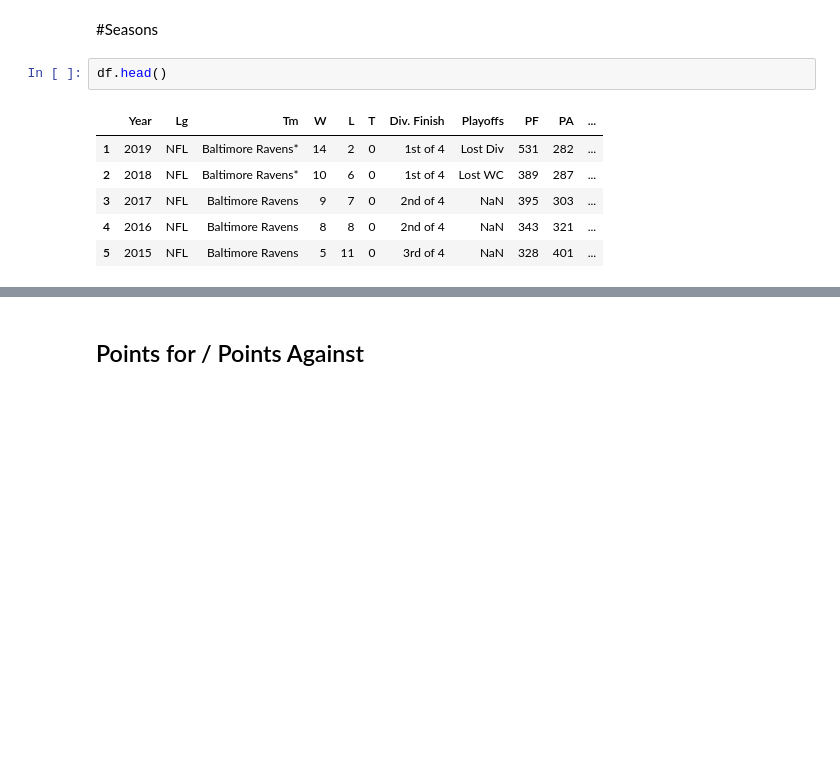
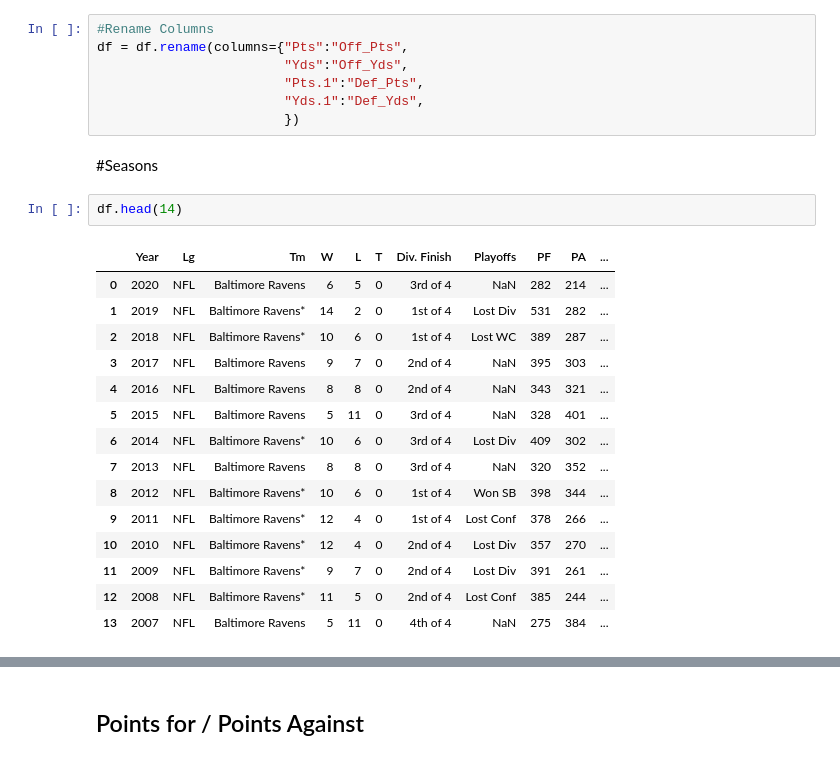
Before and after one commit to Colsai/small_projects, a Jupyter notebook: ravens.ipynb, the cells around one changed output, grey strips where cells are left out. Drawn from its saved outputs; the diff is of its cells as text; blank space fills up the shorter version.

```diff
--- a/ravens.ipynb
+++ b/ravens.ipynb
@@ -15,17 +16,33 @@ import os
 #Seasons Df
 tables = pd.read_html('https://www.pro-football-reference.com/teams/rav/index.htm', header = 1)
 df = tables[0]
+# %%
+#Rename Columns
+df = df.rename(columns={"Pts":"Off_Pts",
+                        "Yds":"Off_Yds",
+                        "Pts.1":"Def_Pts",
+                        "Yds.1":"Def_Yds",
+                        })
 # %% [markdown]
 #Seasons
 # %%
-df.head()
+df.head(14)
 # %% [output]
 |  | Year | Lg | Tm | W | L | T | Div. Finish | Playoffs | PF | PA | ... |
+| 0 | 2020 | NFL | Baltimore Ravens | 6 | 5 | 0 | 3rd of 4 | NaN | 282 | 214 | ... |
 | 1 | 2019 | NFL | Baltimore Ravens* | 14 | 2 | 0 | 1st of 4 | Lost Div | 531 | 282 | ... |
 | 2 | 2018 | NFL | Baltimore Ravens* | 10 | 6 | 0 | 1st of 4 | Lost WC | 389 | 287 | ... |
 | 3 | 2017 | NFL | Baltimore Ravens | 9 | 7 | 0 | 2nd of 4 | NaN | 395 | 303 | ... |
 | 4 | 2016 | NFL | Baltimore Ravens | 8 | 8 | 0 | 2nd of 4 | NaN | 343 | 321 | ... |
 | 5 | 2015 | NFL | Baltimore Ravens | 5 | 11 | 0 | 3rd of 4 | NaN | 328 | 401 | ... |
+| 6 | 2014 | NFL | Baltimore Ravens* | 10 | 6 | 0 | 3rd of 4 | Lost Div | 409 | 302 | ... |
+| 7 | 2013 | NFL | Baltimore Ravens | 8 | 8 | 0 | 3rd of 4 | NaN | 320 | 352 | ... |
+| 8 | 2012 | NFL | Baltimore Ravens* | 10 | 6 | 0 | 1st of 4 | Won SB | 398 | 344 | ... |
+| 9 | 2011 | NFL | Baltimore Ravens* | 12 | 4 | 0 | 1st of 4 | Lost Conf | 378 | 266 | ... |
+| 10 | 2010 | NFL | Baltimore Ravens* | 12 | 4 | 0 | 2nd of 4 | Lost Div | 357 | 270 | ... |
+| 11 | 2009 | NFL | Baltimore Ravens* | 9 | 7 | 0 | 2nd of 4 | Lost Div | 391 | 261 | ... |
+| 12 | 2008 | NFL | Baltimore Ravens* | 11 | 5 | 0 | 2nd of 4 | Lost Conf | 385 | 244 | ... |
+| 13 | 2007 | NFL | Baltimore Ravens | 5 | 11 | 0 | 4th of 4 | NaN | 275 | 384 | ... |
 # %%
 #Basic Plotting of All Things
 year = df['Year']
```
Also changed, not shown: parts of 6 cells of this notebook.
